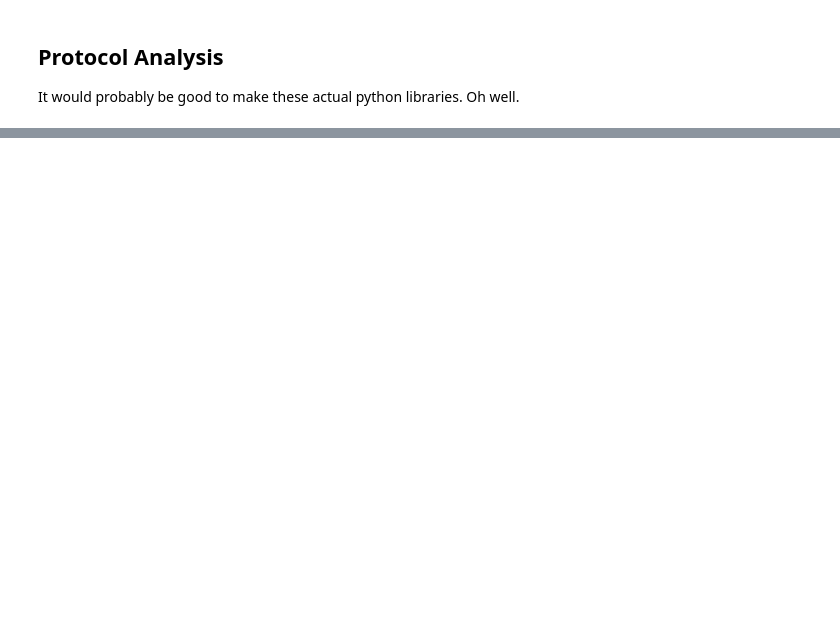
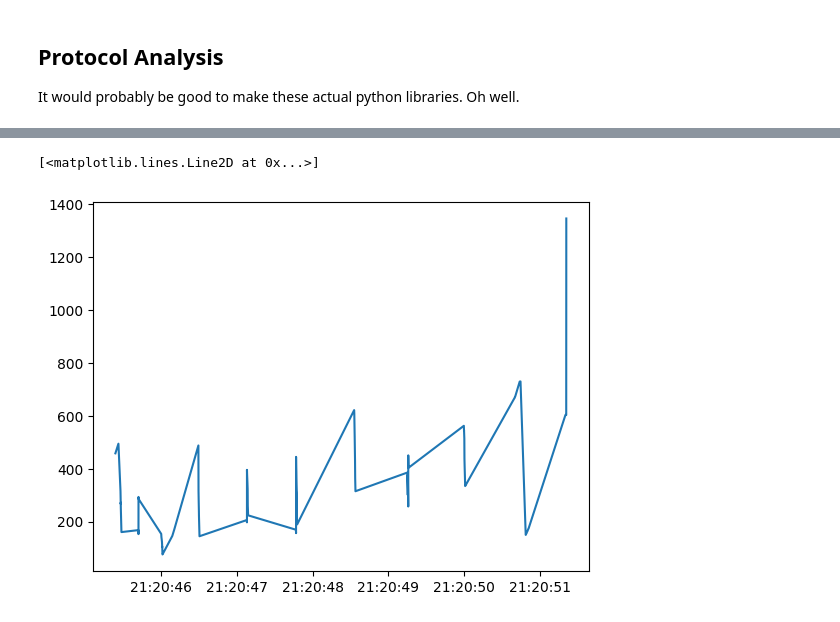
Before and after one commit to dqian3/DOM-BFT, a Jupyter notebook: results/analysis.ipynb, the cells around one changed output, grey strips where cells are left out. Drawn from its saved outputs; the diff is of its cells as text; code cells hidden in the pictures; blank space fills up the shorter version.

```diff
--- a/results/analysis.ipynb
+++ b/results/analysis.ipynb
@@ -7,7 +7,7 @@ It would probably be good to make these actual python libraries. Oh well.
 
 from pathlib import Path
 
-filename="c8_if150.log"
+filename="c16_if100.log"
 
 if not Path(filename).exists():
     !cat ../logs/replica*.log ../logs/client*.log | grep PERF >{filename}
@@ -62,3 +62,7 @@ counts = Counter(c["seq"] for c in commits)
 for seq in counts:
     if counts[seq] > 1:
         print(f"Sequence {seq} has different commits!")
+        print(list(
+            f"c_id={x['client_id']} c_seq={x['client_seq']} path={x['path']} instance={x['instance']}"
+           for x in filter(lambda x: x["seq"] == seq, commits)
+        ))
@@ -193,6 +240,9 @@ plt.show()
 # %%
 latencies = [(x["time"], x["latency"] / 1000) for x in commits if x["client_id"] == 0]
 
 times, latencies = zip(*latencies)
 
-plt.plot(times, latencies, ymax)
+plt.plot(times, latencies)
+# %% [output]
+[<matplotlib.lines.Line2D at 0x...>]
+[figure, added]
```
Also changed, not shown: parts of 5 cells of this notebook, 11 other files.
